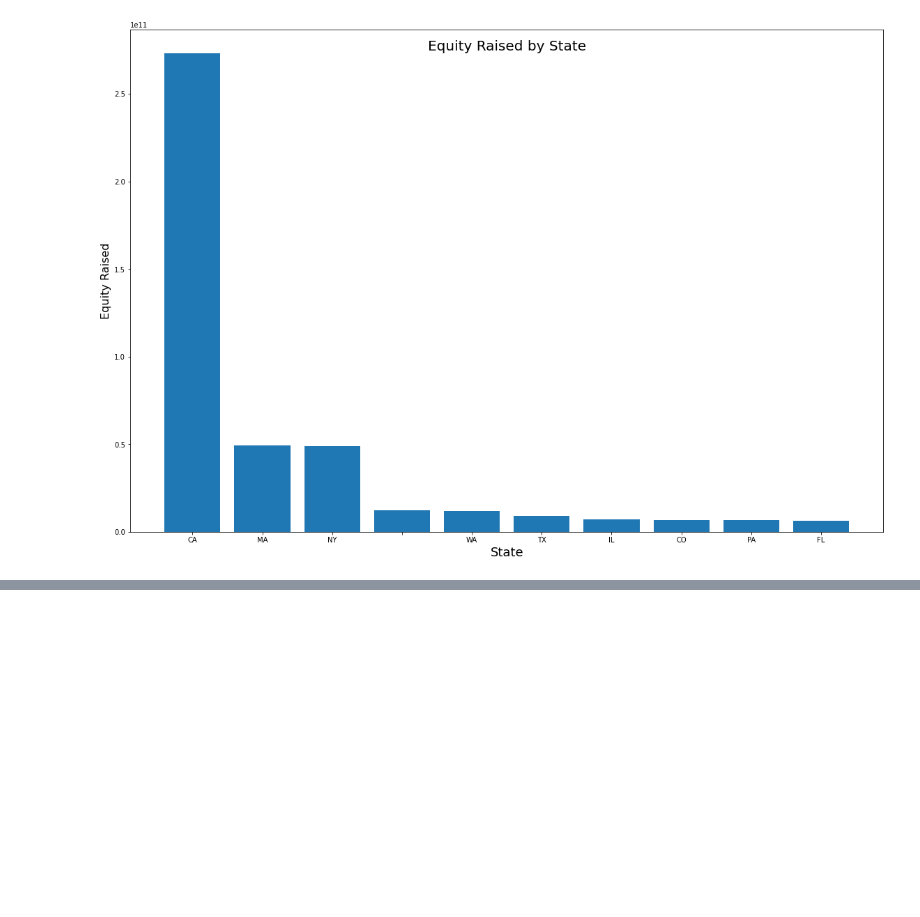
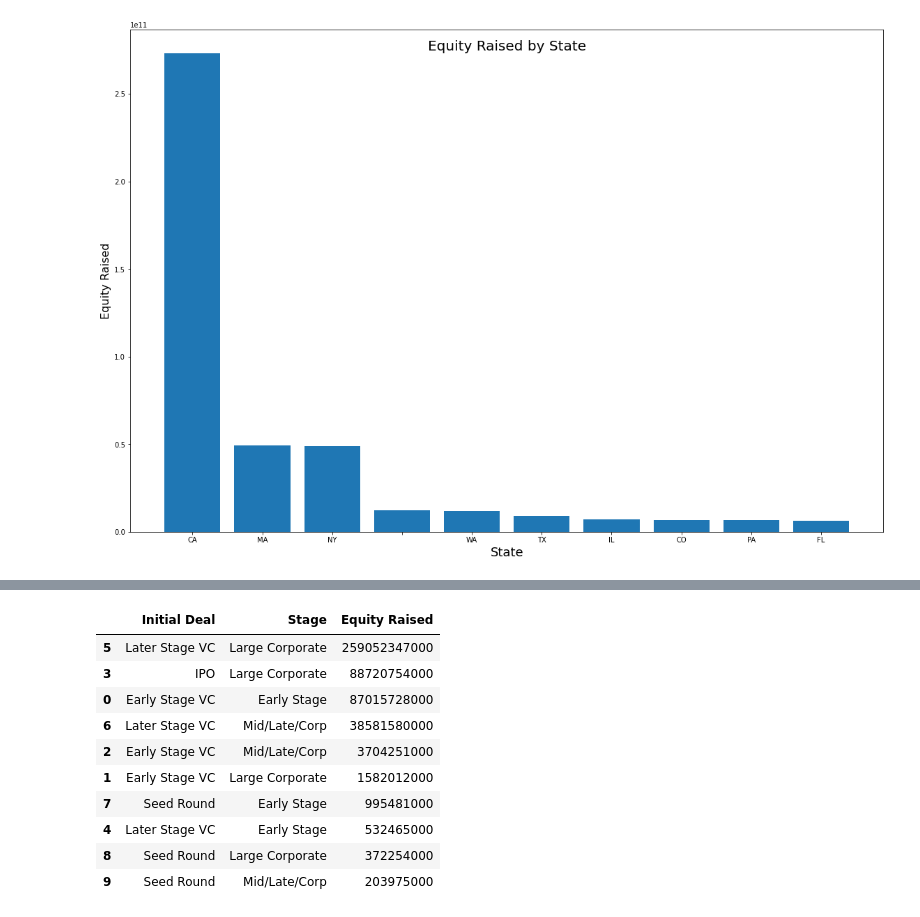
Before and after one commit to gianmillare/Enterprise-Data-Analysis, a Jupyter notebook: market_share_analysis.ipynb, the cells around one changed output, grey strips where cells are left out. Cells and saved outputs as stored; diff of their text form; code cells hidden in the pictures; blank space fills up the shorter version.

```diff
--- a/market_share_analysis.ipynb
+++ b/market_share_analysis.ipynb
@@ -503,0 +525,23 @@ At first glance, it looks like the most successful businesses are located in Cal
+# %%
+# GroupBy stages
+
+arrays = [stagesdf["Company"], stagesdf["Initial Deal"], stagesdf["Stage"]]
+index = pd.MultiIndex.from_arrays(arrays, names=('Company', 'Initial Deal', 'Stage'))
+
+stages = pd.DataFrame({'Equity Raised': equity_all},
+                  index=index)
+
+stages_grouped = stages.groupby(['Initial Deal','Stage']).sum().reset_index().sort_values("Equity Raised", ascending=False)
+stages_grouped.head(100)
+# %% [output]
+|  | Initial Deal | Stage | Equity Raised |
+| 5 | Later Stage VC | Large Corporate | 259052347000 |
+| 3 | IPO | Large Corporate | 88720754000 |
+| 0 | Early Stage VC | Early Stage | 87015728000 |
+| 6 | Later Stage VC | Mid/Late/Corp | 38581580000 |
+| 2 | Early Stage VC | Mid/Late/Corp | 3704251000 |
+| 1 | Early Stage VC | Large Corporate | 1582012000 |
+| 7 | Seed Round | Early Stage | 995481000 |
+| 4 | Later Stage VC | Early Stage | 532465000 |
+| 8 | Seed Round | Large Corporate | 372254000 |
+| 9 | Seed Round | Mid/Late/Corp | 203975000 |
```
Also changed, not shown: parts of 6 cells of this notebook.
